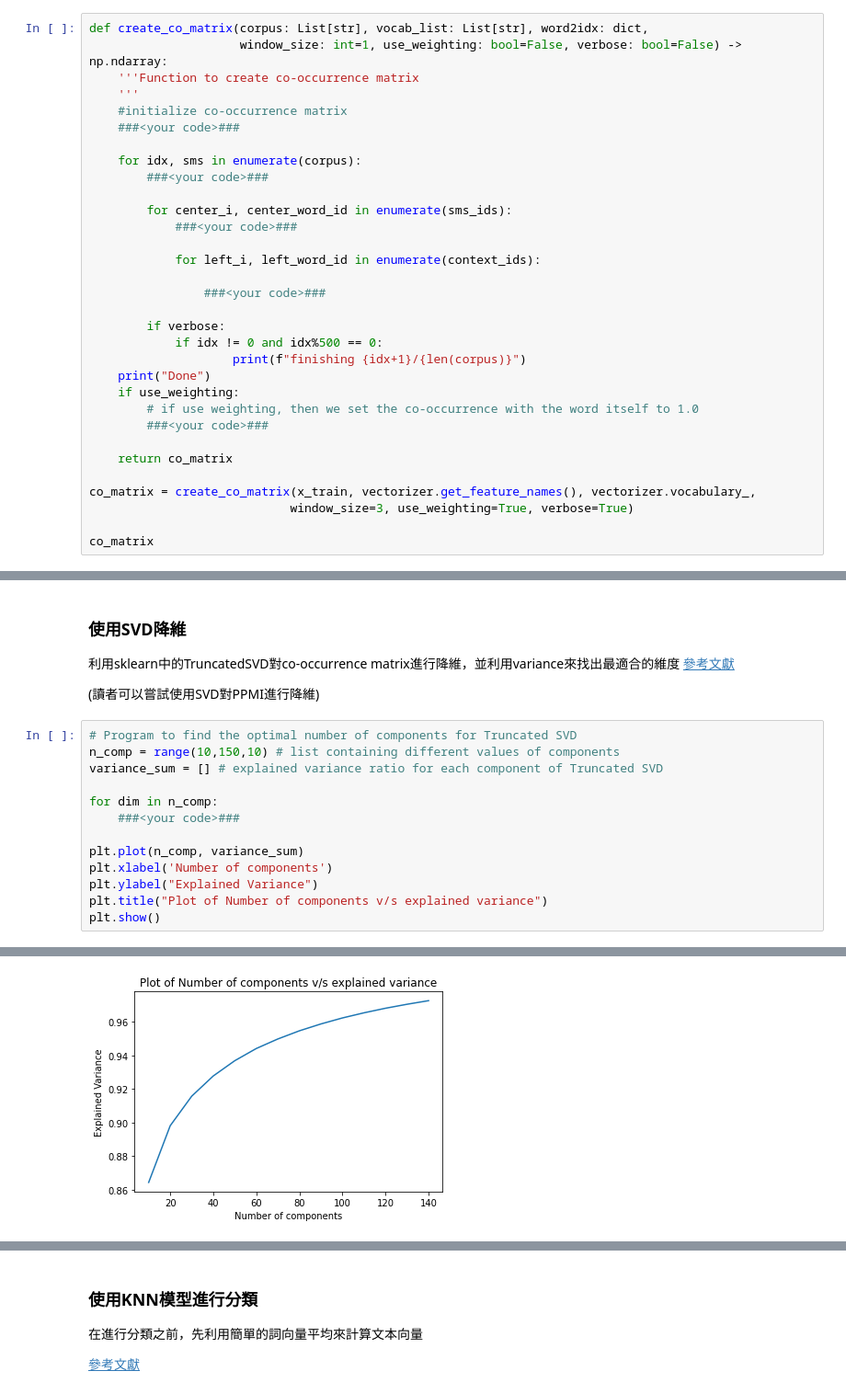
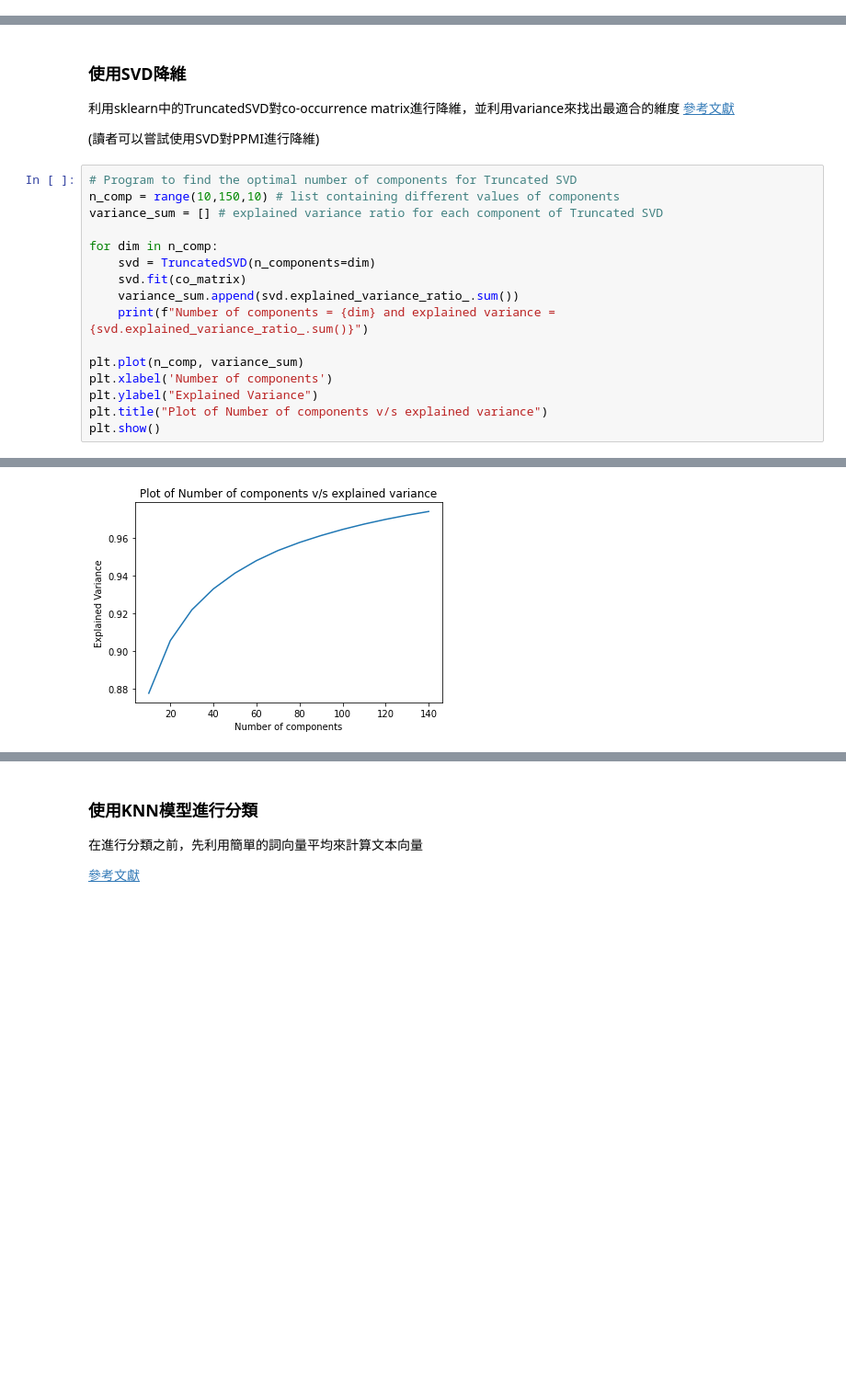
Before and after one commit to angelsaying8642/ML100Days_NLP, a Jupyter notebook: Day17 計數方法詞向量實作_作業.ipynb, the cells around one changed output, grey strips where cells are left out. Shown: that part at 92% size. Cells and saved outputs as stored; diff of their text form; blank space fills up the shorter version.

```diff
--- a/Day17 計數方法詞向量實作_作業.ipynb
+++ b/Day17 計數方法詞向量實作_作業.ipynb
@@ -242,32 +241,0 @@ co_matrix
-# %%
-def create_co_matrix(corpus: List[str], vocab_list: List[str], word2idx: dict,
-                     window_size: int=1, use_weighting: bool=False, verbose: bool=False) -> np.ndarray:
-    '''Function to create co-occurrence matrix
-    '''
-    #initialize co-occurrence matrix
-    ###<your code>###
-
-    for idx, sms in enumerate(corpus):
-        ###<your code>###
-
-        for center_i, center_word_id in enumerate(sms_ids):
-            ###<your code>###
-
-            for left_i, left_word_id in enumerate(context_ids):
-
-                ###<your code>###
-
-        if verbose:
-            if idx != 0 and idx%500 == 0:
-                    print(f"finishing {idx+1}/{len(corpus)}")
-    print("Done")
-    if use_weighting:
-        # if use weighting, then we set the co-occurrence with the word itself to 1.0
-        ###<your code>###
-
-    return co_matrix
-
-co_matrix = create_co_matrix(x_train, vectorizer.get_feature_names(), vectorizer.vocabulary_,
-                            window_size=3, use_weighting=True, verbose=True)
-
-co_matrix
@@ -335,7 +292,10 @@ n_comp = range(10,150,10) # list containing different values of components
 variance_sum = [] # explained variance ratio for each component of Truncated SVD
 
 for dim in n_comp:
-    ###<your code>###
+    svd = TruncatedSVD(n_components=dim)
+    svd.fit(co_matrix)
+    variance_sum.append(svd.explained_variance_ratio_.sum())
+    print(f"Number of components = {dim} and explained variance = {svd.explained_variance_ratio_.sum()}")
 
 plt.plot(n_comp, variance_sum)
 plt.xlabel('Number of components')
@@ -360,4 +320,4 @@ Number of components = 140 and explained variance = 0.9725534055673797
-[figure, old version]
+[figure, new version]
 # %%
 # choose 140 as final dimension to reduce to
 # 利用上述找到的最適合dimension來對co-occurrence matrix進行降維
```
Also changed, not shown: parts of 9 cells of this notebook.
